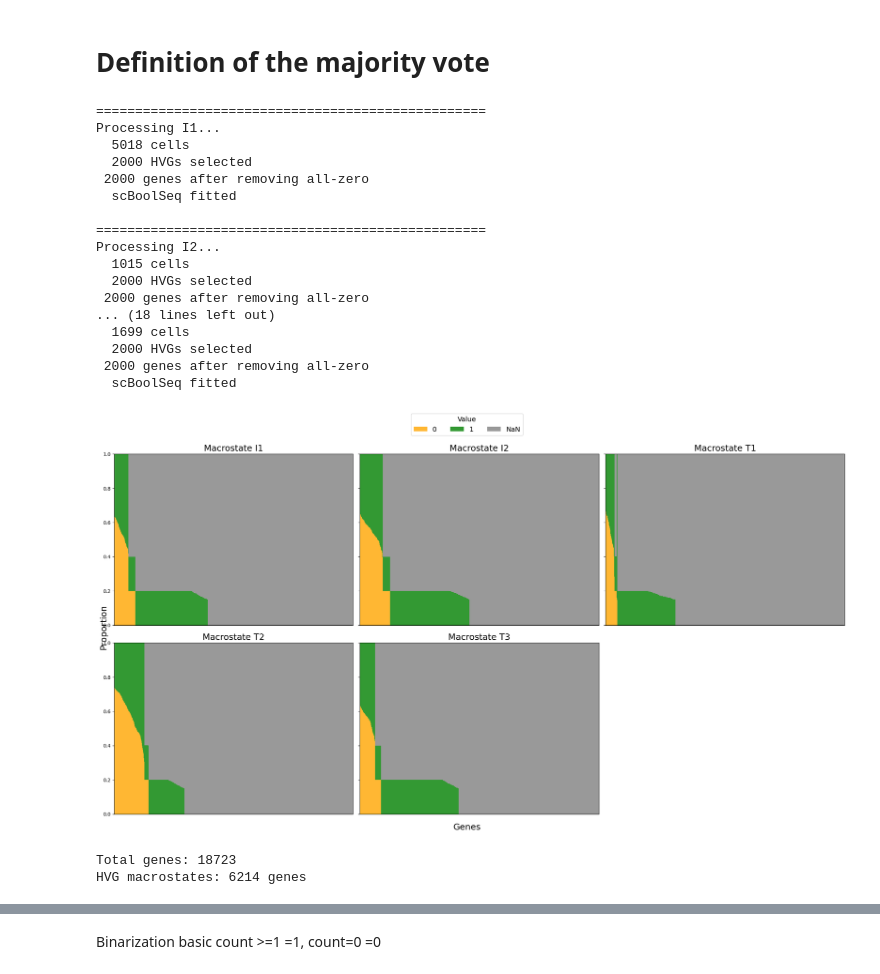
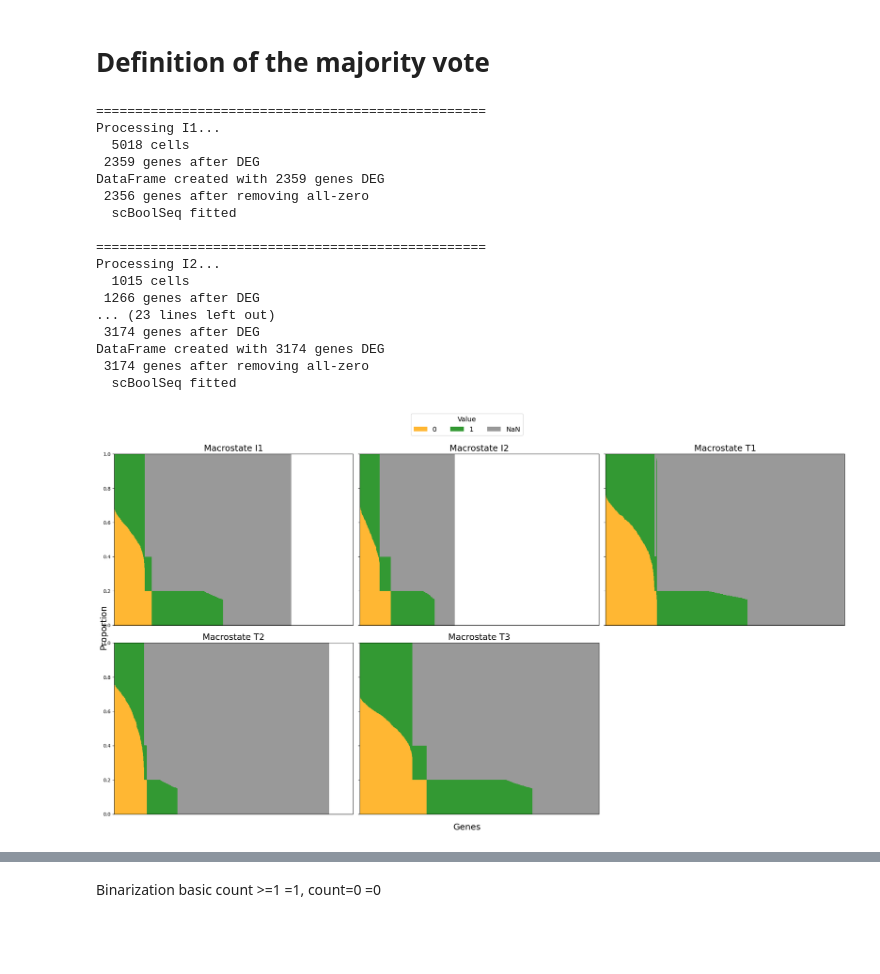
Before and after one commit to Augugustine/CITE-seq-analysis-CLL, a Jupyter notebook: 3- Boolean model/Definition_majority_vote.ipynb, the cells around one changed output, grey strips where cells are left out. Drawn from its saved outputs; the diff is of its cells as text; code cells hidden in the pictures; blank space fills up the shorter version.

```diff
--- a/3- Boolean model/Definition_majority_vote.ipynb
+++ b/3- Boolean model/Definition_majority_vote.ipynb
@@ -55,12 +57,16 @@ print(adata.obs["macrostates"].unique())
 # Definition of the majority vote
 # %%
 warnings.filterwarnings("ignore")
+# Delete cells with macrostates == "None"
+adata_no_none = adata[adata.obs["macrostates"] != "None"].copy()
 
 macrostates = ['I1', 'I2', 'T1', 'T2', 'T3']
 
 binarized_states = {}
-all_hvg = set()
 adata_ct_dict = {}
+deg_lists_up = {}
+deg_lists_down = {}
+enrich_results = {}
 
 # One figure
 fig, axes = plt.subplots(2, 3, figsize=(22, 12), sharex=True, sharey=True)
@@ -76,26 +82,33 @@ for i, ct in enumerate(macrostates):
     n_cells = adata_ct.n_obs
     print(f"  {n_cells} cells")
 
-    # STEP 1 : HVG
-    n_top = min(2000, adata_ct.n_vars - 1)
-    sc.pp.highly_variable_genes(adata_ct, n_top_genes=n_top)
+    # STEP 1 : Differential Gene Expression to keep the main genes variable between macrostates
+    sc.tl.rank_genes_groups(adata_no_none, groupby="macrostates", groups=[ct], reference="rest", method="wilcoxon",use_raw=False)
+    df = sc.get.rank_genes_groups_df(adata_no_none, group=ct)
+    # keep the significant genes and with high variation log(FC) > 0.5 ou <-0.5
+    df_sig = df[(df["pvals_adj"] < 0.05)&((df["logfoldchanges"] > 0.5) |(df["logfoldchanges"] < -0.5))]
+    df_up = df[(df["pvals_adj"] < 0.05) & (df["logfoldchanges"] > 0.5)]
+    df_down = df[(df["pvals_adj"] < 0.05) & (df["logfoldchanges"] < -0.5)]
 
-    adata_ct_hvg = adata_ct[:, adata_ct.var['highly_variable']].copy()
-    hvg_genes = adata_ct.var[adata_ct.var['highly_variable']].index
-    all_hvg.update(hvg_genes)
+    deg_lists_up[ct] = df_up["names"].tolist()
+    deg_lists_down[ct] = df_down["names"].tolist()
+    n_genes = df_sig.shape[0]
+    genes_to_keep = df_sig['names'].tolist()
 
-    print(f"  {adata_ct_hvg.n_vars} HVGs selected")
+    print(f" {n_genes} genes after DEG")
 
     # STEP 2 : DataFrame
-    X_full = adata_ct_hvg.X
+    adata_ct_deg = adata_ct[:, genes_to_keep].copy()
+    X_full = adata_ct_deg.X
     if not isinstance(X_full, np.ndarray):
         X_full = X_full.toarray()
 
     expr_df_full = pd.DataFrame(
         X_full,
-        index=adata_ct_hvg.obs_names,
-        columns=adata_ct_hvg.var_names
-    )
+        index=adata_ct_deg.obs_names,
+        columns=adata_ct_deg.var_names)
+
+    print(f"DataFrame created with {expr_df_full.shape[1]} genes DEG")
 
     # Remove all-zero genes
     expr_df_full = expr_df_full.loc[:, (expr_df_full != 0).any(axis=0)]
@@ -142,47 +155,39 @@ for i, ct in enumerate(macrostates):
     ax.margins(x=0)
     ax.set_title(f'Macrostate {ct}', fontsize=18)
     ax.set_xticks([])
 
     del adata_ct, expr_df_full, scbool
     gc.collect()
 
 fig.delaxes(axes[5])
 
 # Axis
 fig.supxlabel("Genes", fontsize=18)
 fig.supylabel("Proportion", fontsize=18)
 
 # Legend
 handles, labels = axes[0].get_legend_handles_labels()
 fig.legend(handles,labels,title="Value",loc="upper center",ncol=3,fontsize=14,title_fontsize=14,bbox_to_anchor=(0.5, 1.02))
 
 plt.tight_layout(rect=[0, 0, 1, 0.95])
 plt.savefig(f"{output_directory}/proportions_scboolseq_all_macrostates.png",dpi=200,bbox_inches="tight")
 plt.show()
 # %% [output]
 ==================================================
 Processing I1...
   5018 cells
-  2000 HVGs selected
- 2000 genes after removing all-zero
+ 2359 genes after DEG
+DataFrame created with 2359 genes DEG
+ 2356 genes after removing all-zero
   scBoolSeq fitted
 
 ==================================================
 Processing I2...
   1015 cells
-  2000 HVGs selected
- 2000 genes after removing all-zero
-... (18 lines left out)
-  1699 cells
-  2000 HVGs selected
- 2000 genes after removing all-zero
+ 1266 genes after DEG
+... (23 lines left out)
+ 3174 genes after DEG
+DataFrame created with 3174 genes DEG
+ 3174 genes after removing all-zero
   scBoolSeq fitted
-[figure, old version]
+[figure, new version]
-# %%
-all_genes = adata.var_names
-hvg_mask = np.array([gene in all_hvg for gene in all_genes])
-print(f"Total genes: {len(all_genes)}")
-print(f"HVG macrostates: {hvg_mask.sum()} genes")
-# %% [output]
-Total genes: 18723
-HVG macrostates: 6214 genes
```
Also changed, not shown: parts of 7 cells of this notebook, 1 other file.
